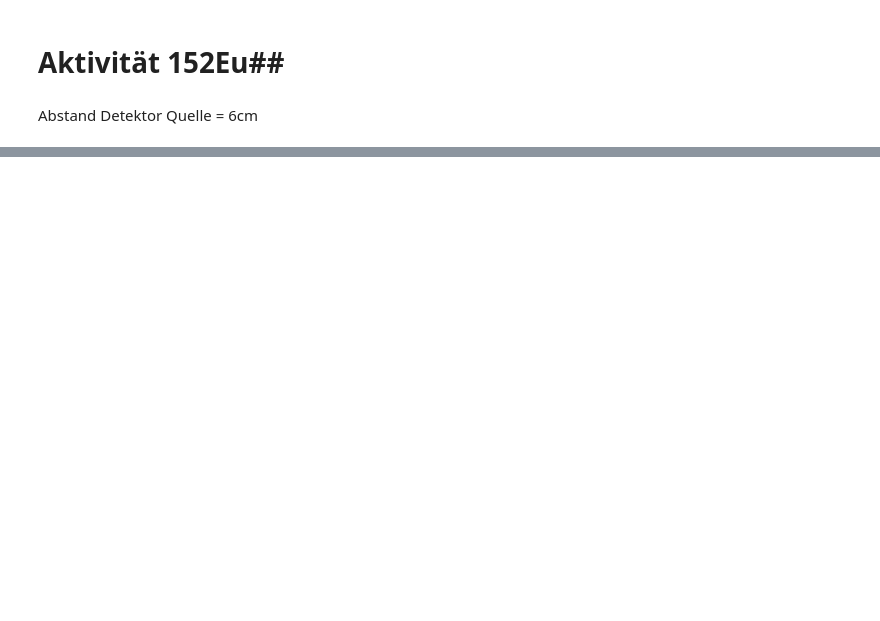
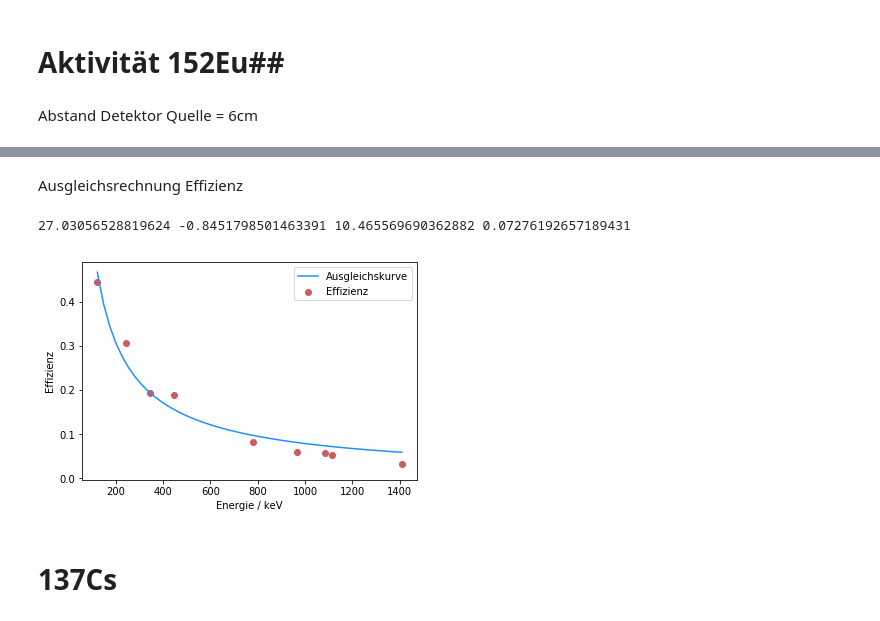
Before and after one commit to felixlandmeyer/MasterFP, a Jupyter notebook: GermaniumDetektor/Auswertung/Auswertung.ipynb, the cells around one changed output, grey strips where cells are left out. Cells and saved outputs as stored; diff of their text form; code cells hidden in the pictures; blank space fills up the shorter version.

```diff
--- a/GermaniumDetektor/Auswertung/Auswertung.ipynb
+++ b/GermaniumDetektor/Auswertung/Auswertung.ipynb
@@ -87,0 +137,4 @@ seconds_gone
+# %%
+kegelwinkel = np.arctan((45e-3)*0.5/r)
+raumwinkel = 2 * np.pi * (1-np.cos(kegelwinkel))
+N_det = activity * raumwinkel/(4*np.pi) * Eu_measure_time #anzahl gamma quanten,die während der gesamten Messung in detektor fliegen
@@ -87,0 +143,16 @@ seconds_gone
+# %%
+def peak_intensity(df_cal, df_data):  ######## bestimmung der Signale in den Peaks, hier alle werte in den umliegenden 20 kanälen
+    x,y = [],[]
+    peak_sum = []
+    for channel in df_cal["channel"].values:
+        peak_sum_i = []
+        for i in range(channel-10,channel+10):
+            x.append(i)
+            y.append(df_data["counts"][i])
+            peak_sum_i.append(df_data["counts"][i])
+        peak_sum.append(sum(peak_sum_i))
+    return peak_sum,np.array(x),np.array(y)
+# %%
+Kalibration["peak_sum"] = peak_intensity(Kalibration, df_Eu)[0]
+Kalibration["efficiency"] = Kalibration["peak_sum"] / (N_det * Kalibration["emission_prop"]/100) #### wahrscheinlichkeit ist in prozent im df
+Kalibration
@@ -87,0 +170,25 @@ seconds_gone
+# %% [markdown]
+Ausgleichsrechnung Effizienz
+# %%
+def fit(E,a,b):
+    return a * E**b
+
+params_eff, cov = curve_fit(fit, Kalibration["energy"], noms(Kalibration["efficiency"]))
+errors_eff = np.sqrt(np.diag(cov))
+
+x_eff = np.linspace(min(Kalibration["energy"]),max(Kalibration["energy"]))
+# %%
+fig,ax = plt.subplots()
+ax.scatter(Kalibration["energy"],noms(Kalibration["efficiency"]),c = "indianred", label = r"Effizienz" )
+ax.plot(x_eff, fit(x_eff, *params_eff),c = "dodgerblue", label = "Ausgleichskurve")
+#ax.errorbar(Kalibration["energy"], noms(Kalibration["efficiency"]), yerr=stds(Kalibration["efficiency"]))
+ax.set_xlabel(r"Energie / keV")
+ax.set_ylabel(r"Effizienz")
+ax.legend(loc= "best")
+
+print(*params_eff, *errors_eff)
+# %% [output]
+27.03056528819624 -0.8451798501463391 10.465569690362882 0.07276192657189431
+[figure, added]
+# %% [markdown]
+# 137Cs
```
Also changed, not shown: parts of 30 cells of this notebook.
